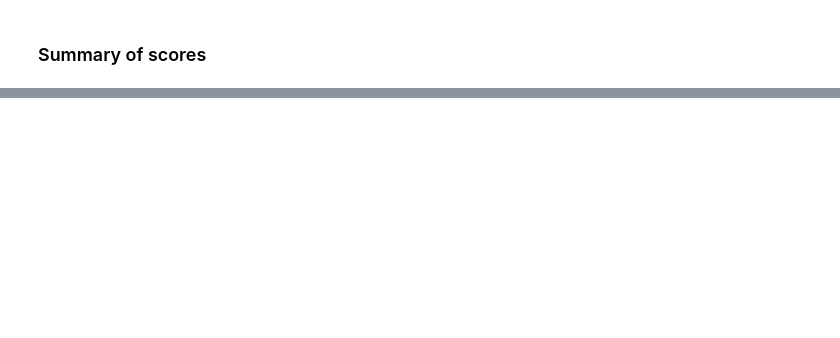
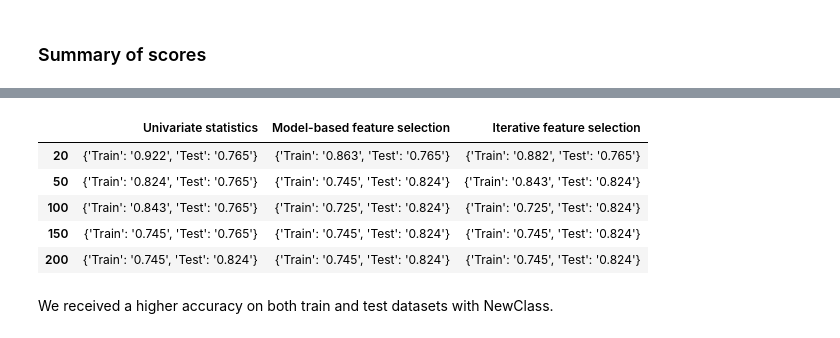
Before and after one commit to alintu/Assignments, a Jupyter notebook: MLPP/Assignment 4.ipynb, the cells around one changed output, grey strips where cells are left out. Cells and saved outputs as stored; diff of their text form; code cells hidden in the pictures; blank space fills up the shorter version.

```diff
--- a/MLPP/Assignment 4.ipynb
+++ b/MLPP/Assignment 4.ipynb
@@ -345,0 +400,36 @@ summary
+# %%
+summary_new = pd.DataFrame(
+    columns=['Univariate statistics', 'Model-based feature selection', 'Iterative feature selection'],
+    index=['20', '50', '100', '150', '200'])
+summary_new.loc[:, 'Univariate statistics'] = [
+                univar(7),
+                univar(17.8),
+                univar(35.8),
+                univar(53.8),
+                univar(71.8)
+               ]
+summary_new.loc[:, 'Model-based feature selection'] = [
+                model_based(20),
+                model_based(50),
+                model_based(100),
+                model_based(150),
+                model_based(200)
+               ]
+summary_new.loc[:, 'Iterative feature selection'] = [
+                iterat(20),
+                iterat(50),
+                iterat(100),
+                iterat(150),
+                iterat(200)
+               ]
+# %%
+summary_new
+# %% [output]
+|  | Univariate statistics | Model-based feature selection | Iterative feature selection |
+| 20 | {'Train': '0.922', 'Test': '0.765'} | {'Train': '0.863', 'Test': '0.765'} | {'Train': '0.882', 'Test': '0.765'} |
+| 50 | {'Train': '0.824', 'Test': '0.765'} | {'Train': '0.745', 'Test': '0.824'} | {'Train': '0.843', 'Test': '0.824'} |
+| 100 | {'Train': '0.843', 'Test': '0.765'} | {'Train': '0.725', 'Test': '0.824'} | {'Train': '0.725', 'Test': '0.824'} |
+| 150 | {'Train': '0.745', 'Test': '0.765'} | {'Train': '0.745', 'Test': '0.824'} | {'Train': '0.745', 'Test': '0.824'} |
+| 200 | {'Train': '0.745', 'Test': '0.824'} | {'Train': '0.745', 'Test': '0.824'} | {'Train': '0.745', 'Test': '0.824'} |
+# %% [markdown]
+We received a higher accuracy on both train and test datasets with NewClass.
```
Also changed, not shown: parts of 26 cells of this notebook.
